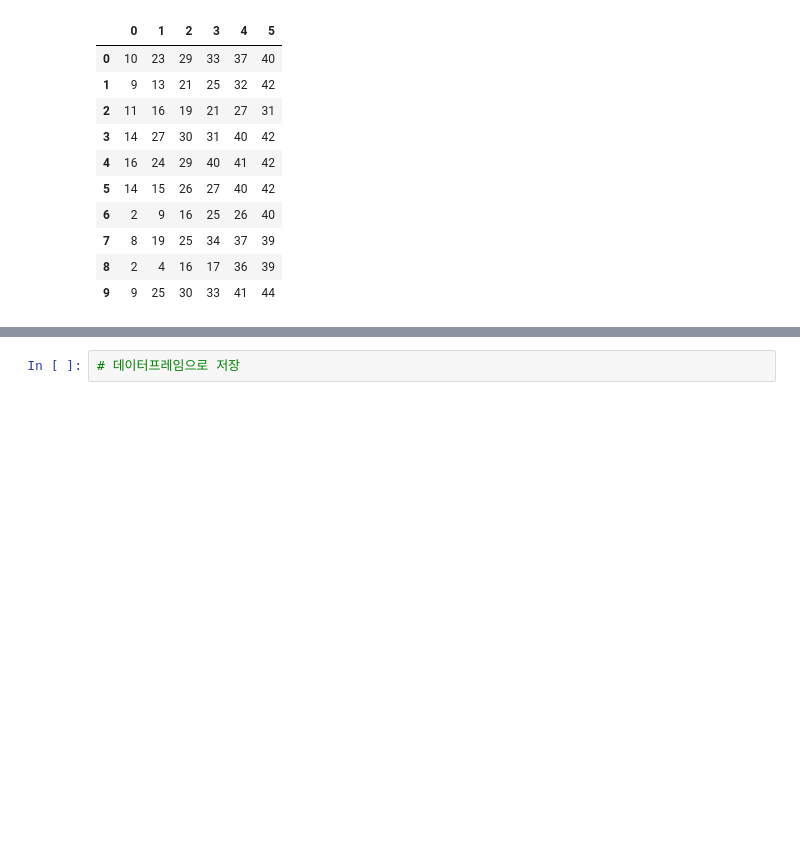
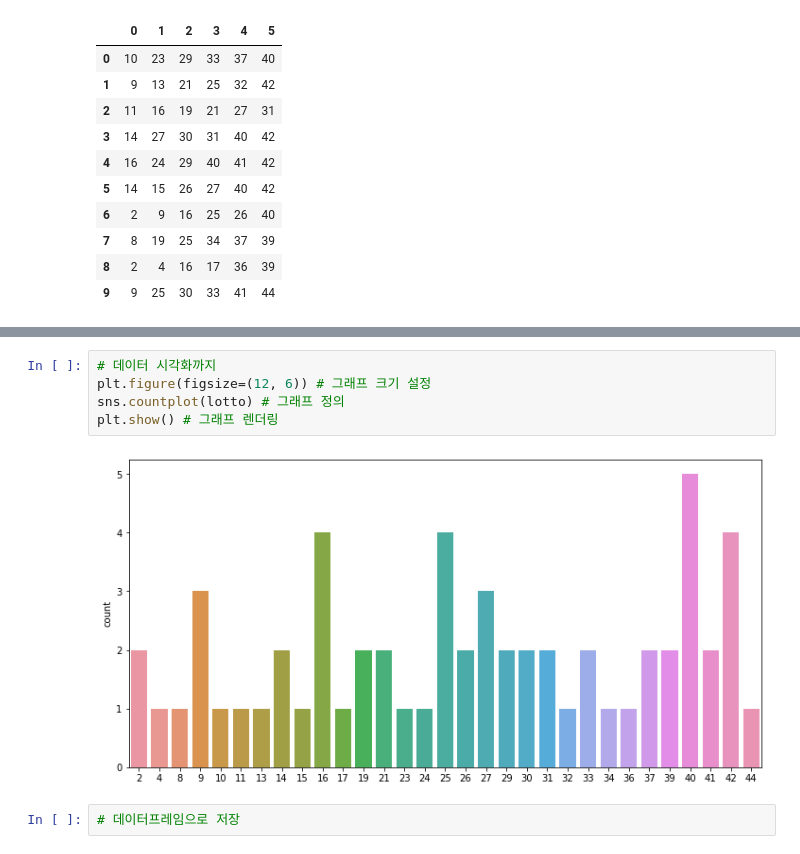
Before and after one commit to sainthm/MGS_AI_DS, a Jupyter notebook: web_crawling/06_python_crawler.ipynb, the cells around one changed output, grey strips where cells are left out. Drawn from its saved outputs; the diff is of its cells as text; blank space fills up the shorter version.

```diff
--- a/web_crawling/06_python_crawler.ipynb
+++ b/web_crawling/06_python_crawler.ipynb
@@ -410,3 +405,10 @@ df
+# %%
+# 데이터 시각화까지
+plt.figure(figsize=(12, 6)) # 그래프 크기 설정
+sns.countplot(lotto) # 그래프 정의
+plt.show() # 그래프 렌더링
+# %% [output]
+[figure, added]
 # %%
 # 데이터프레임으로 저장
 # %% [output]
```
Also changed, not shown: parts of 8 cells of this notebook.
